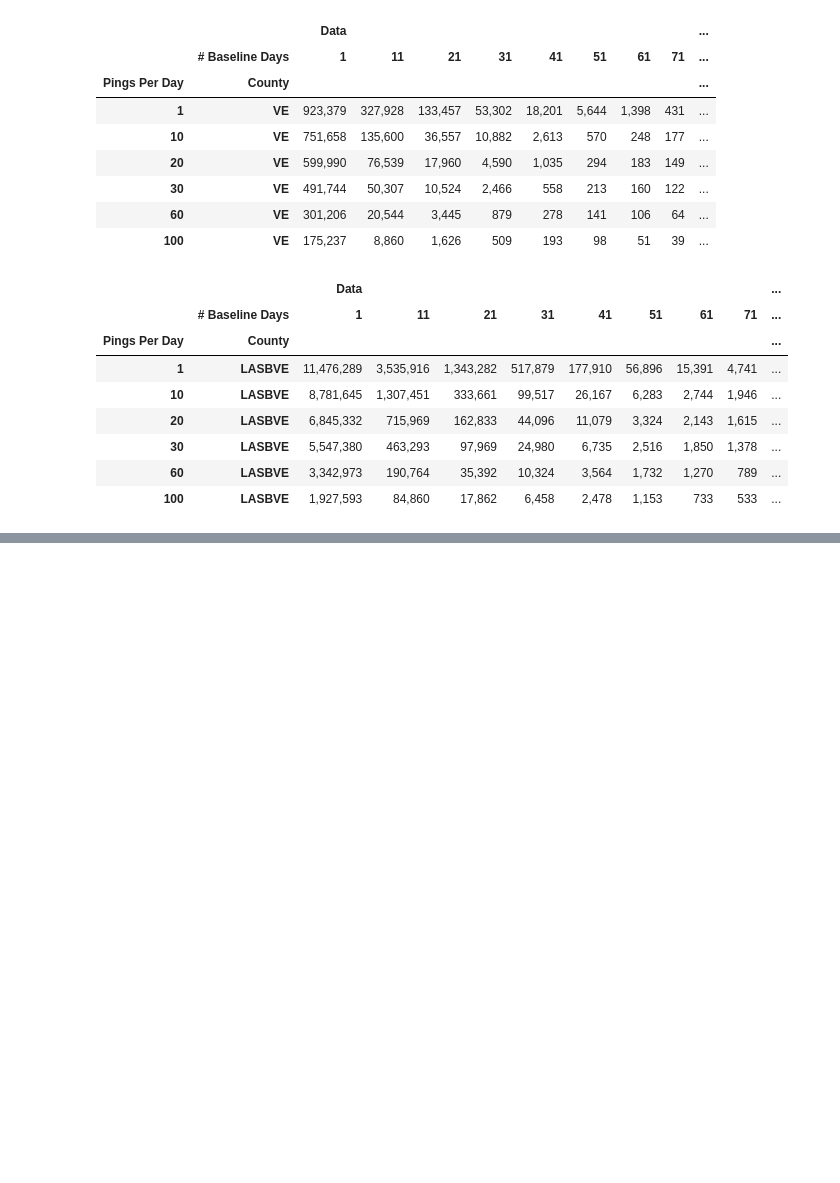
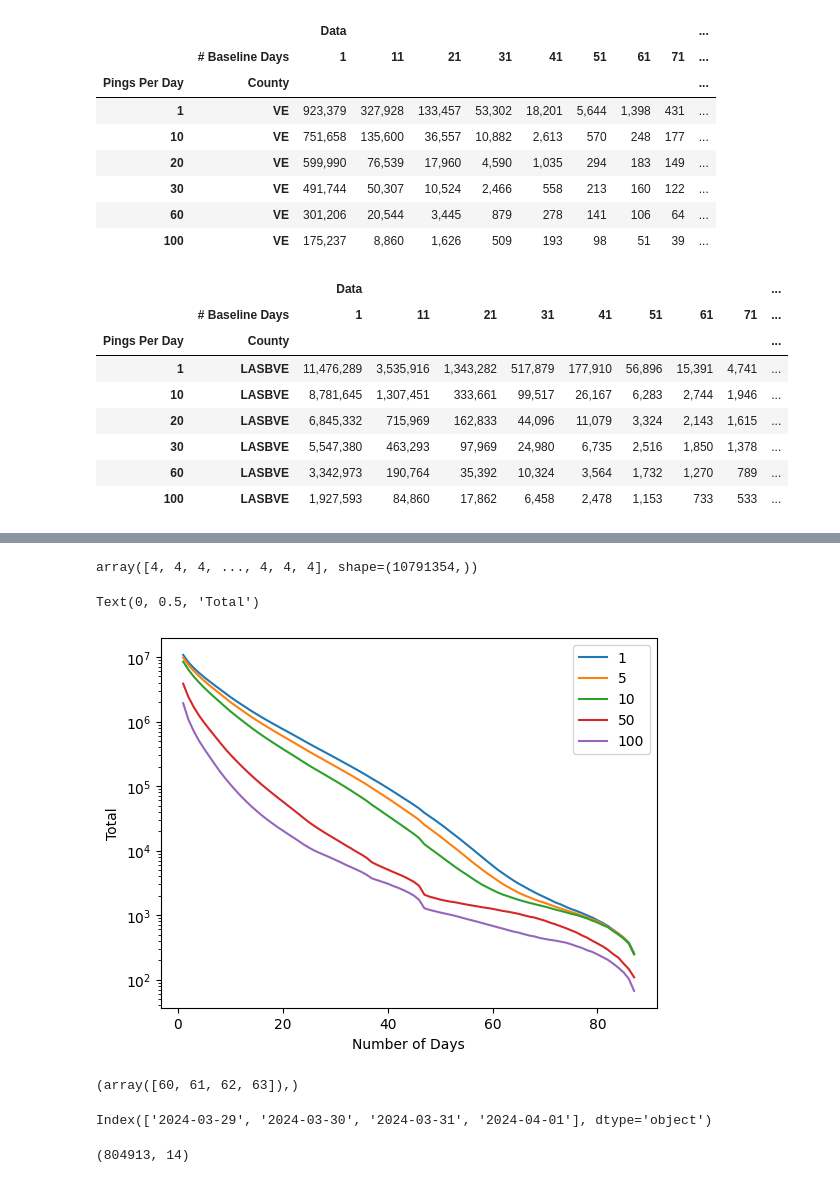
Before and after one commit to ai2es/cat-rain, a Jupyter notebook: notebooks/filter_sensitivity.ipynb, the cells around one changed output, grey strips where cells are left out. Saved outputs shown, nothing was run; the diff lists cells and outputs as text; code cells hidden in the pictures; blank space fills up the shorter version.

```diff
--- a/notebooks/filter_sensitivity.ipynb
+++ b/notebooks/filter_sensitivity.ipynb
@@ -338,0 +405,2 @@ for county in list(set(df_table.index.get_level_values(1))):
+# %%
+df_merged = pd.read_parquet("/glade/campaign/cisl/aiml/cat_flood/pings_per_user_per_day.parquet")
@@ -338,0 +449,2 @@ for county in list(set(df_table.index.get_level_values(1))):
+# %%
+counts = df_merged.iloc[:, 1:].to_numpy()
@@ -338,0 +463,9 @@ for county in list(set(df_table.index.get_level_values(1))):
+# %%
+user_count_dict = {}
+ar_count_dict = {}
+count_vals = [1, 5, 10, 50, 100]
+ar_days = [61, 62]
+baseline_days = ~np.isin(np.arange(92), ar_days)
+for count in count_vals:
+    user_count_dict[count] = np.count_nonzero(counts[:, baseline_days] >= count, axis=1)
+    ar_count_dict[count] = np.count_nonzero(counts[:, ar_days] >= count, axis=1)
@@ -338,0 +503,24 @@ for county in list(set(df_table.index.get_level_values(1))):
+# %%
+np.count_nonzero(counts[:, [60, 61, 62, 63]] > , axis=1)
+# %% [output]
+array([4, 4, 4, ..., 4, 4, 4], shape=(10791354,))
+# %%
+bins = np.arange(1, 89)
+for count in count_vals:
+    sum_counts = np.cumsum(np.histogram(user_count_dict[count], bins)[0][::-1])[::-1]
+    plt.plot(bins[:-1], sum_counts, label=count)
+plt.gca().set_yscale("log")
+plt.legend()
+plt.xlabel("Number of Days")
+plt.ylabel("Total")
+# %% [output]
+Text(0, 0.5, 'Total')
+[figure, added]
+# %%
+np.where((df_merged.columns[1:] > "2024-03-28") & (df_merged.columns[1:] <= "2024-04-01"))
+# %% [output]
+(array([60, 61, 62, 63]),)
+# %%
+df_merged.columns[1:][[60, 61, 62, 63]]
+# %% [output]
+Index(['2024-03-29', '2024-03-30', '2024-03-31', '2024-04-01'], dtype='object')
@@ -338,0 +531,4 @@ for county in list(set(df_table.index.get_level_values(1))):
+# %%
+df_gantos.shape
+# %% [output]
+(804913, 14)
```
Also changed, not shown: parts of 28 cells of this notebook, 1 other file.
